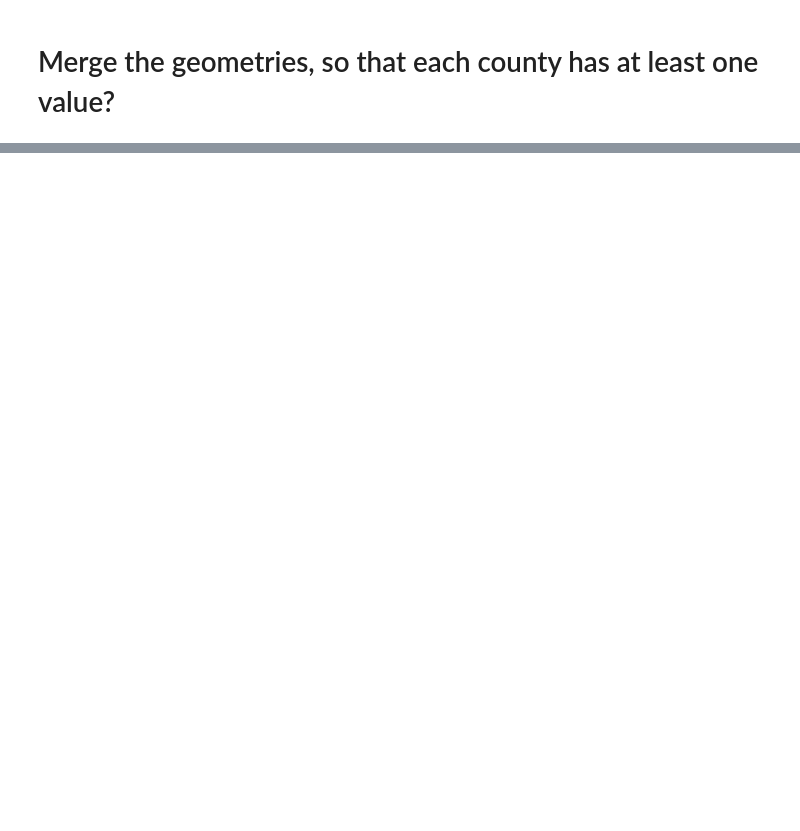
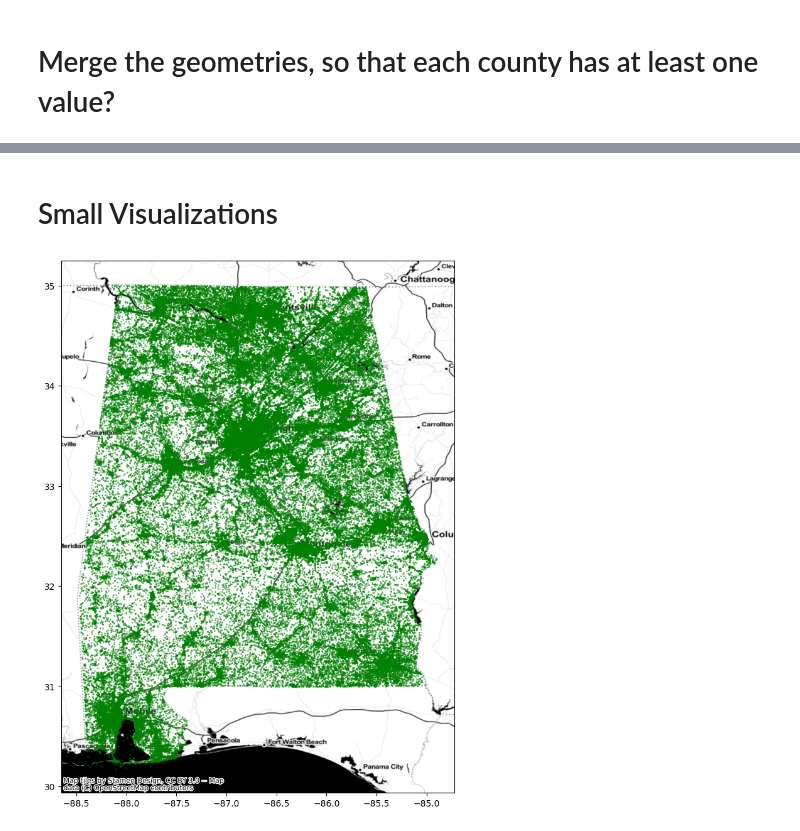
Before and after one commit to uva-bi-sdad/national_address_database, a Jupyter notebook: code/2023-06-22 visualize dots.ipynb, the cells around one changed output, grey strips where cells are left out. Cells and saved outputs as stored; diff of their text form; code cells hidden in the pictures; blank space fills up the shorter version.

```diff
--- a/code/2023-06-22 visualize dots.ipynb
+++ b/code/2023-06-22 visualize dots.ipynb
@@ -123,0 +126,10 @@ plt.savefig('../docs/us_addresses.png', dpi=100)
+# %% [markdown]
+# Small Visualizations
+# %%
+algadf = fdf[fdf['GEOID20'].str[:2] == '01']
+ax = algadf.plot(markersize=1, color='green', alpha=0.5)
+ctx.add_basemap(ax, crs=algadf.crs.to_string(), source=ctx.providers.Stamen.Toner)
+fig = plt.gcf()
+fig.set_size_inches(17,11)
+# %% [output]
+[figure, added]
```
Also changed, not shown: parts of 7 cells of this notebook, 4 other files.
